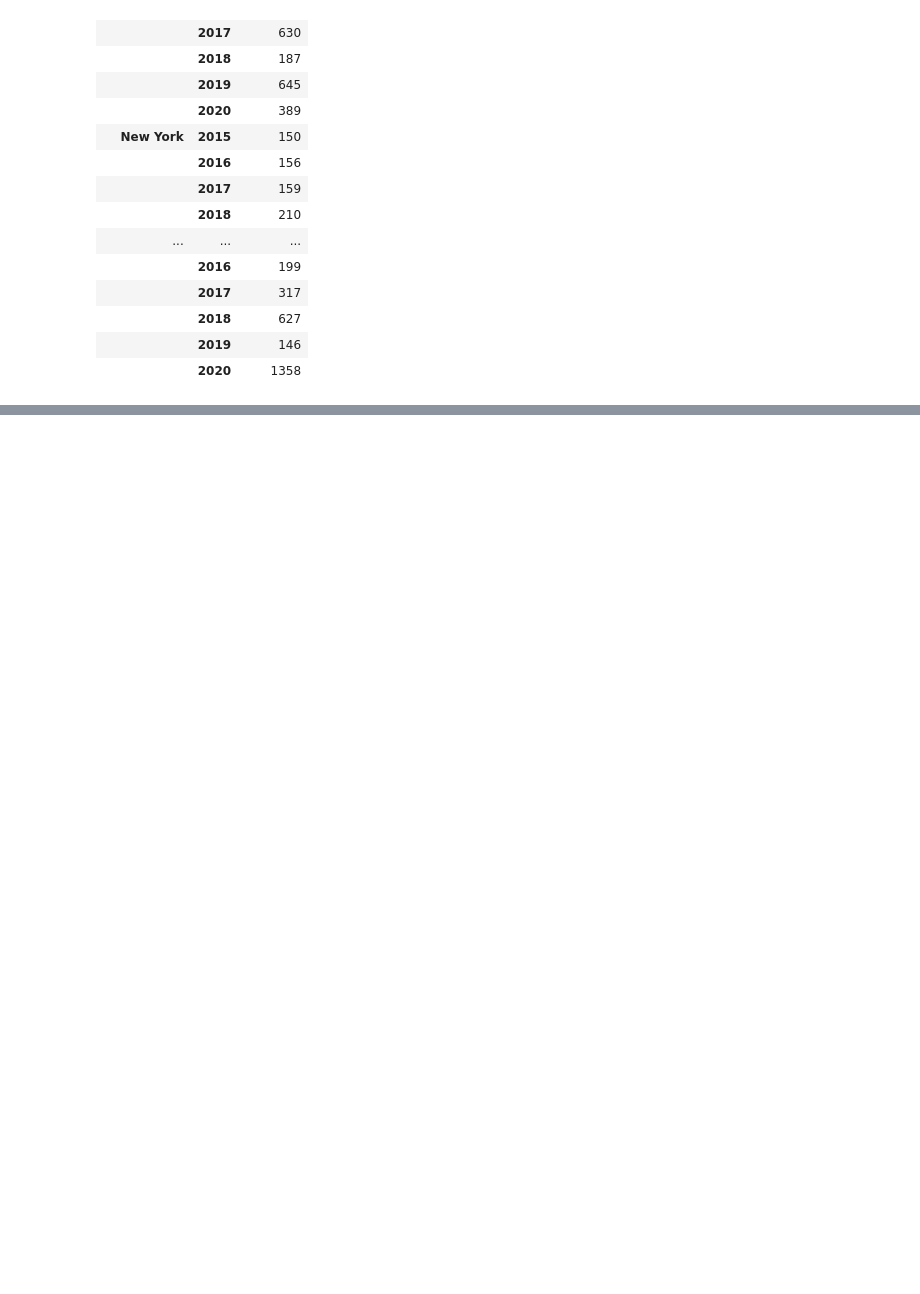
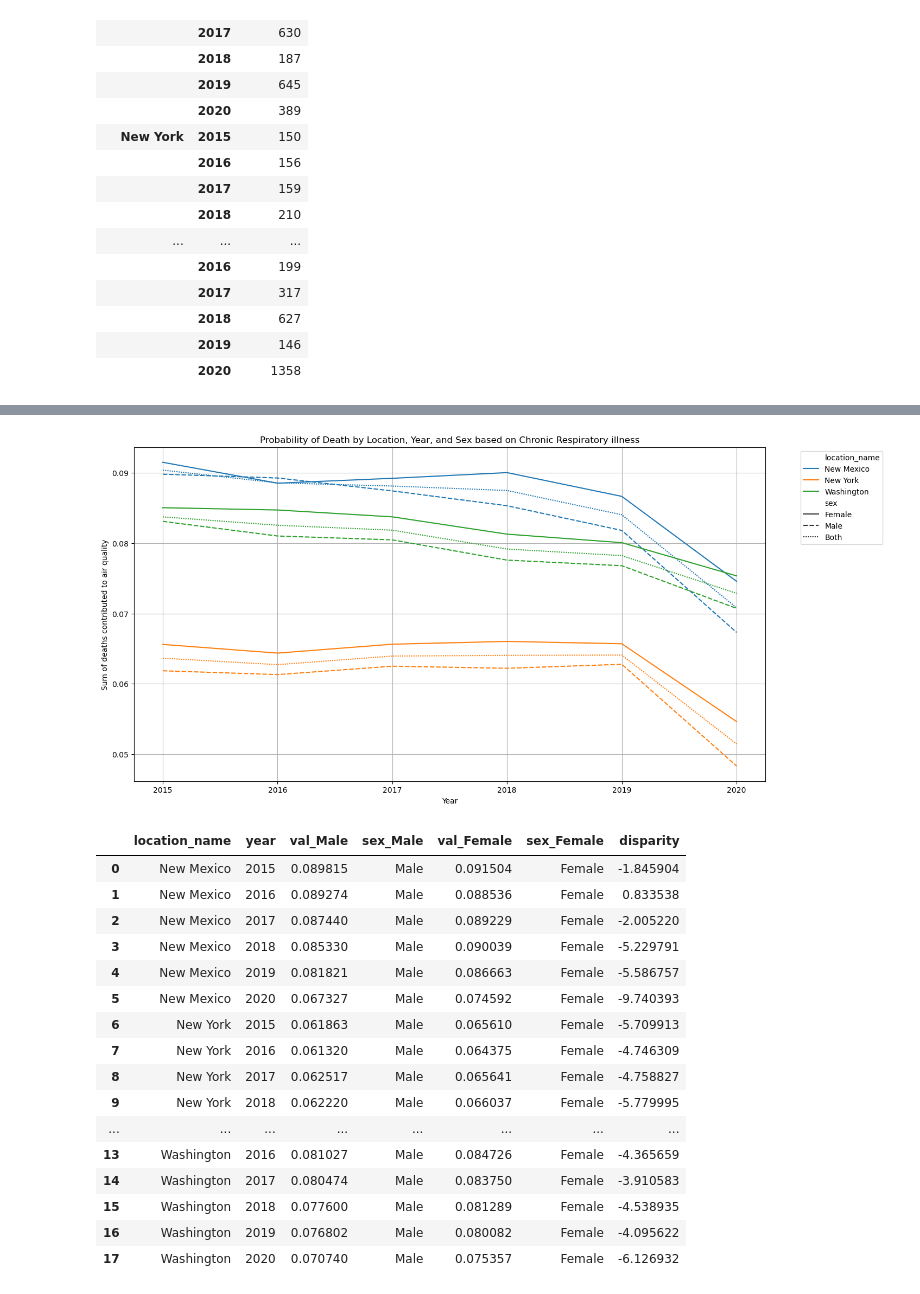
Before and after one commit to harrismhurley/python_project_1, a Jupyter notebook: main.ipynb, the cells around one changed output, grey strips where cells are left out. Saved outputs shown, nothing was run; the diff lists cells and outputs as text; code cells hidden in the pictures; blank space fills up the shorter version.

```diff
--- a/main.ipynb
+++ b/main.ipynb
@@ -672,0 +331,57 @@ create_gdp_aqi_plot(wa_data, 'Washington')
+# %%
+# Group data by location and year, then calculate the sum of deaths for each sex
+female_deaths = ihme_gbd_female_df.groupby(['location_name', 'year'])['val'].sum().reset_index()
+male_deaths = ihme_gbd_male_df.groupby(['location_name', 'year'])['val'].sum().reset_index()
+both_deaths = ihme_gbd_both_df.groupby(['location_name', 'year'])['val'].sum().reset_index()
+
+# Add a 'sex' column to each dataframe for plotting
+female_deaths['sex'] = 'Female'
+male_deaths['sex'] = 'Male'
+both_deaths['sex'] = 'Both'
+
+# Combine the dataframes
+all_deaths = pd.concat([female_deaths, male_deaths, both_deaths])
+
+
+# Create the line plot
+plt.figure(figsize=(15, 8))
+sns.lineplot(x='year', y='val', hue='location_name', style='sex', data=all_deaths)
+plt.title('Probability of Death by Location, Year, and Sex based on Chronic Respiratory illness')
+plt.xlabel('Year')
+plt.ylabel('Sum of deaths contributed to air quality')
+plt.xticks(all_deaths['year'].unique())
+plt.legend(bbox_to_anchor=(1.05, 1), loc='upper left')
+plt.grid(True)
+plt.show()
+
+# Calculate and print the disparity and the percentage difference between male and female deaths for each location and year.
+
+def calculate_disparity(df, sex1, sex2):
+    df_sex1 = df[df['sex'] == sex1]
+    df_sex2 = df[df['sex'] == sex2]
+    merged_df = pd.merge(df_sex1, df_sex2, on=['location_name', 'year'], suffixes=('_' + sex1, '_' + sex2))
+    merged_df['disparity'] = (merged_df['val_' + sex1] - merged_df['val_' + sex2]) / merged_df['val_' + sex2] * 100
+    return merged_df
+
+disparity_df = calculate_disparity(all_deaths, 'Male', 'Female')
+
+disparity_df
+# %% [output]
+[figure, added]
+|  | location_name | year | val_Male | sex_Male | val_Female | sex_Female | disparity |
+| 0 | New Mexico | 2015 | 0.089815 | Male | 0.091504 | Female | -1.845904 |
+| 1 | New Mexico | 2016 | 0.089274 | Male | 0.088536 | Female | 0.833538 |
+| 2 | New Mexico | 2017 | 0.087440 | Male | 0.089229 | Female | -2.005220 |
+| 3 | New Mexico | 2018 | 0.085330 | Male | 0.090039 | Female | -5.229791 |
+| 4 | New Mexico | 2019 | 0.081821 | Male | 0.086663 | Female | -5.586757 |
+| 5 | New Mexico | 2020 | 0.067327 | Male | 0.074592 | Female | -9.740393 |
+| 6 | New York | 2015 | 0.061863 | Male | 0.065610 | Female | -5.709913 |
+| 7 | New York | 2016 | 0.061320 | Male | 0.064375 | Female | -4.746309 |
+| 8 | New York | 2017 | 0.062517 | Male | 0.065641 | Female | -4.758827 |
+| 9 | New York | 2018 | 0.062220 | Male | 0.066037 | Female | -5.779995 |
+| ... | ... | ... | ... | ... | ... | ... | ... |
+| 13 | Washington | 2016 | 0.081027 | Male | 0.084726 | Female | -4.365659 |
+| 14 | Washington | 2017 | 0.080474 | Male | 0.083750 | Female | -3.910583 |
+| 15 | Washington | 2018 | 0.077600 | Male | 0.081289 | Female | -4.538935 |
+| 16 | Washington | 2019 | 0.076802 | Male | 0.080082 | Female | -4.095622 |
+| 17 | Washington | 2020 | 0.070740 | Male | 0.075357 | Female | -6.126932 |
```
Also changed, not shown: parts of 36 cells of this notebook.
